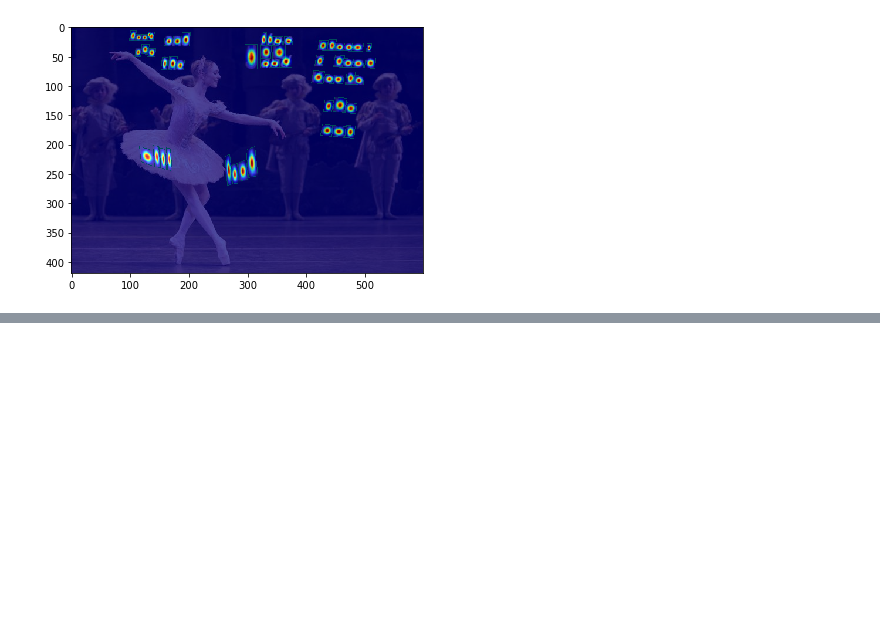
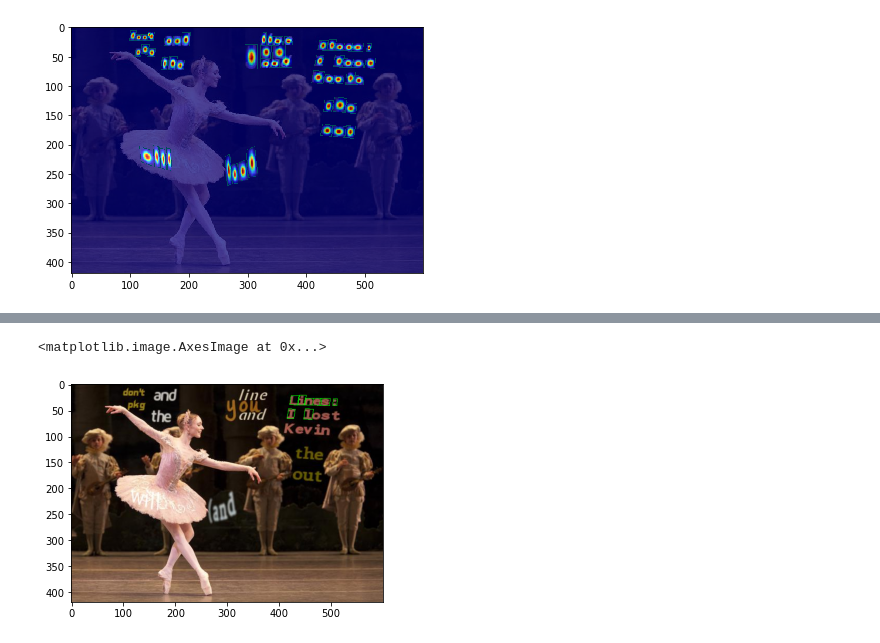
Before and after one commit to Peperoni-quatro-pizza/craft_seongtaek, a Jupyter notebook: gt.ipynb, the cells around one changed output, grey strips where cells are left out. Cells and saved outputs as stored; diff of their text form; code cells hidden in the pictures; blank space fills up the shorter version.

```diff
--- a/gt.ipynb
+++ b/gt.ipynb
@@ -108,0 +144,9 @@ io.imsave('/root/craft_re/sample_image/gt/bbox_2.jpg' , new)
+# %%
+img_1 = cv2.imread(img_folder_path + '/' + imnames[0][0])
+for bbox in charBB[0:8]:
+    img_1  = cv2.polylines(img_1 , [bbox.astype(np.int32)], isClosed = True , color = (0,255,0) , thickness=1)
+img_1 = cv2.cvtColor(img_1 , cv2.COLOR_BGR2RGB)
+plt.imshow(img_1)
+# %% [output]
+<matplotlib.image.AxesImage at 0x...>
+[figure, added]
```
Also changed, not shown: parts of 8 cells of this notebook.
